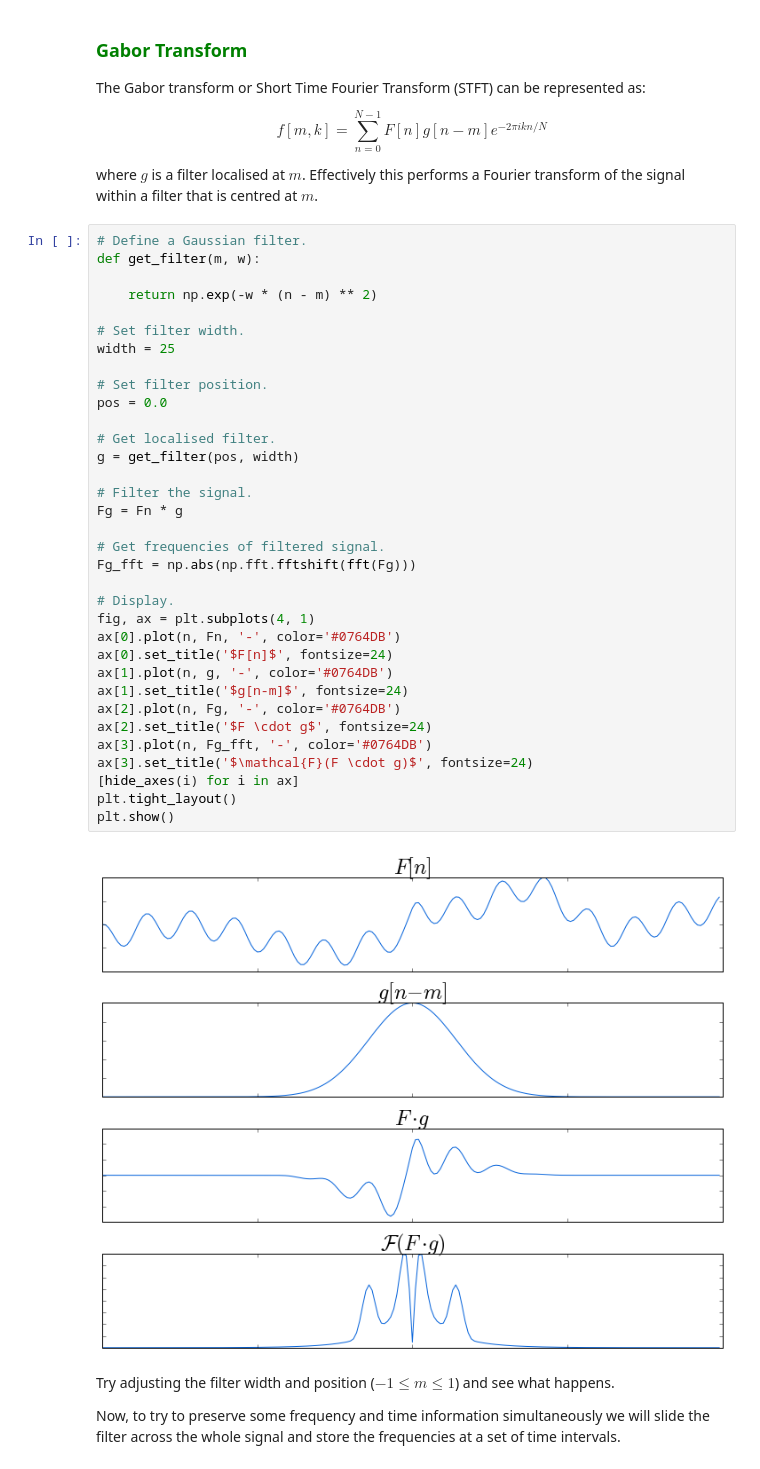
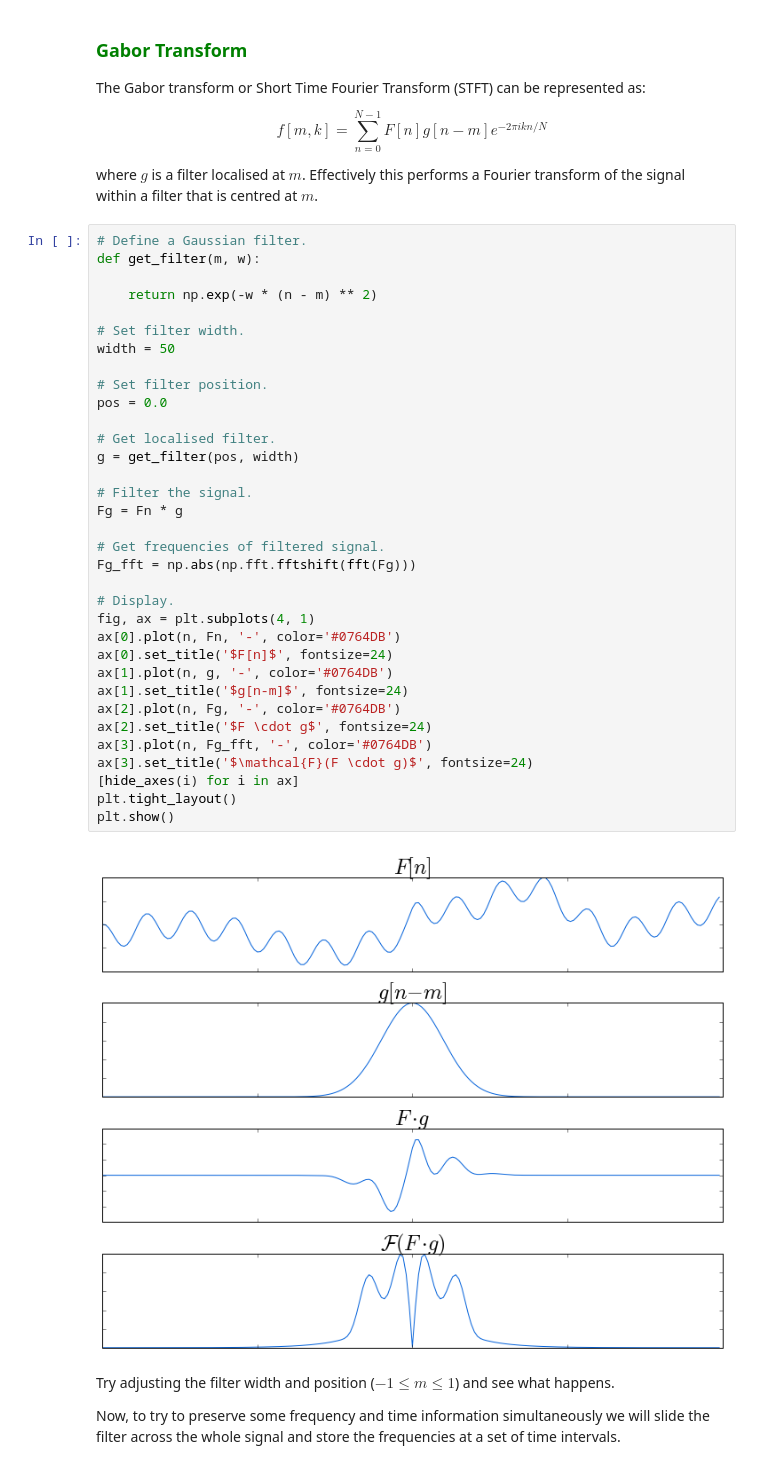
Before and after one commit to sfarrens/ada8, a Jupyter notebook: wavelets.ipynb, the cells around one changed output. Drawn from its saved outputs; the diff is of its cells as text.

```diff
--- a/wavelets.ipynb
+++ b/wavelets.ipynb
@@ -186,35 +186,35 @@ def get_filter(m, w):
     return np.exp(-w * (n - m) ** 2)
 
 # Set filter width.
-width = 25
+width = 50
 
 # Set filter position.
 pos = 0.0
 
 # Get localised filter.
 g = get_filter(pos, width)
 
 # Filter the signal.
 Fg = Fn * g
 
 # Get frequencies of filtered signal.
 Fg_fft = np.abs(np.fft.fftshift(fft(Fg)))
 
 # Display.
 fig, ax = plt.subplots(4, 1)
 ax[0].plot(n, Fn, '-', color='#0764DB')
 ax[0].set_title('$F[n]$', fontsize=24)
 ax[1].plot(n, g, '-', color='#0764DB')
 ax[1].set_title('$g[n-m]$', fontsize=24)
 ax[2].plot(n, Fg, '-', color='#0764DB')
 ax[2].set_title('$F \cdot g$', fontsize=24)
 ax[3].plot(n, Fg_fft, '-', color='#0764DB')
 ax[3].set_title('$\mathcal{F}(F \cdot g)$', fontsize=24)
 [hide_axes(i) for i in ax]
 plt.tight_layout()
 plt.show()
 # %% [output]
-[figure, old version]
+[figure, new version]
 # %% [markdown]
 Try adjusting the filter width and position ($-1\leq m\leq 1$) and see what happens.
 
```
Also changed, not shown: parts of 3 cells of this notebook, 1 other file.
